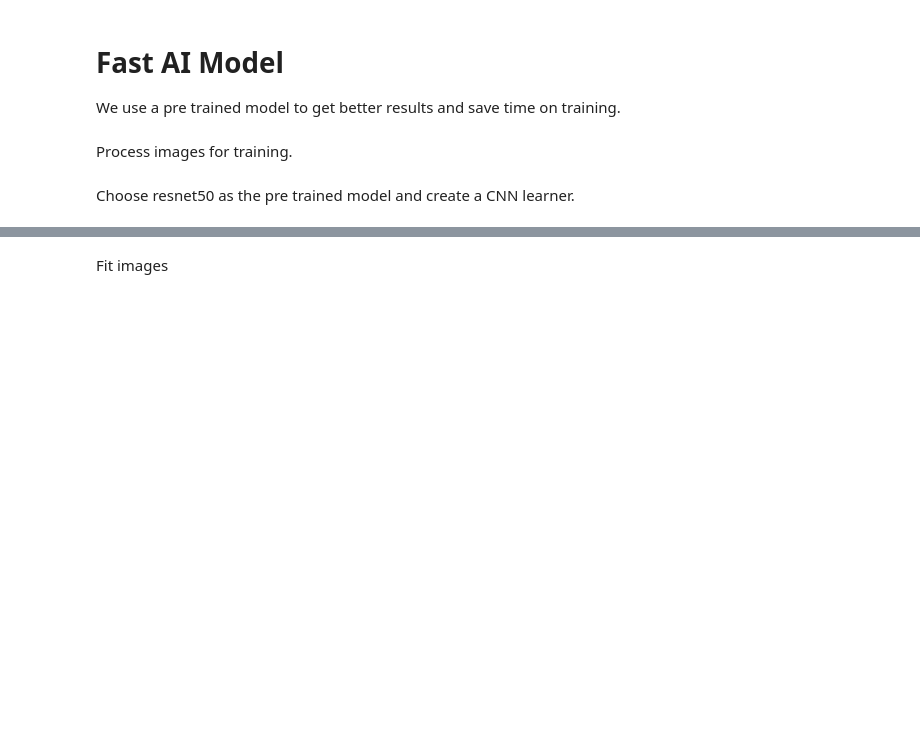
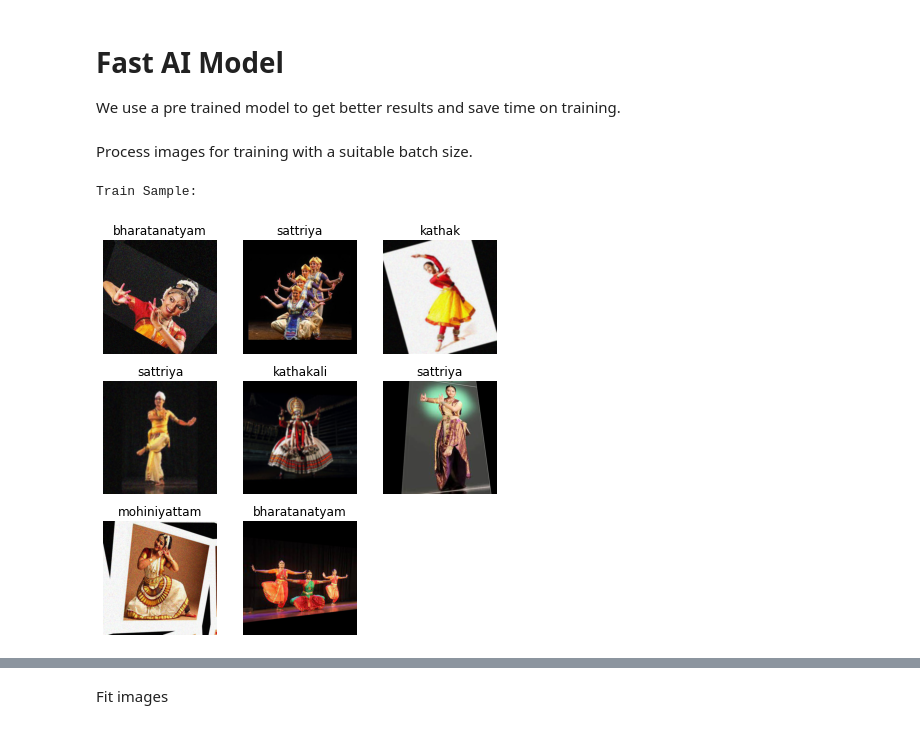
Before and after one commit to parik1999/Hackerearth_Identify_Dance_Forms, a Jupyter notebook: Notebook.ipynb, the cells around one changed output, grey strips where cells are left out. Cells and saved outputs as stored; diff of their text form; code cells hidden in the pictures; blank space fills up the shorter version.

```diff
--- a/Notebook.ipynb
+++ b/Notebook.ipynb
@@ -140,14 +178,0 @@ A look at an image and some of its augmentations.
-# %%
-import matplotlib.pyplot as plt
-import matplotlib.image as mpimg
-from matplotlib import rcParams
-rcParams['figure.figsize'] = 20 ,8
-img_A = mpimg.imread('Data/final_train/bharatanatyam/115.jpg')
-img_B = mpimg.imread('Data/final_train/bharatanatyam/aug1.jpg')
-img_C = mpimg.imread('Data/final_train/bharatanatyam/aug2.jpg')
-img_D = mpimg.imread('Data/final_train/bharatanatyam/aug6.jpg')
-fig, ax = plt.subplots(1,4)
-ax[0].imshow(img_A);
-ax[1].imshow(img_B);
-ax[2].imshow(img_C);
-ax[3].imshow(img_D);
@@ -234,10 +185,14 @@ from fastai.vision import *
 from fastai.metrics import accuracy, error_rate
 defaults.device = torch.device('cuda')
 # %% [markdown]
-Process images for training.
+Process images for training with a suitable batch size.
 # %%
-path = Path('Data/final_train')
-test_path = 'Data/final_test'
-data = ImageDataBunch.from_folder(path, test = test_path, ds_tfms = get_transforms(do_flip = False, flip_vert = False, max_rotate = 0, max_zoom = 1.2, max_lighting = 0.2), valid_pct=0, size=512, bs = 8).normalize(imagenet_stats)
+data = ImageDataBunch.from_folder(path = Path.cwd(), train = 'Data/final_train', valid = 'Data/final_val', test = 'Data/final_test',
+                                  ds_tfms = get_transforms(do_flip = False, flip_vert = False, max_rotate = 0, max_zoom = 1.0, max_lighting = 0.2),
+                                  size=512, bs = 8).normalize(imagenet_stats)
-# %% [markdown]
-Choose resnet50 as the pre trained model and create a CNN learner.
+# %%
+print('Train Sample:')
+data.show_batch(rows=3, figsize=(6,6), ds_type = DatasetType.Train)
+# %% [output]
+Train Sample:
+[figure, added]
```
Also changed, not shown: parts of 64 cells of this notebook.
